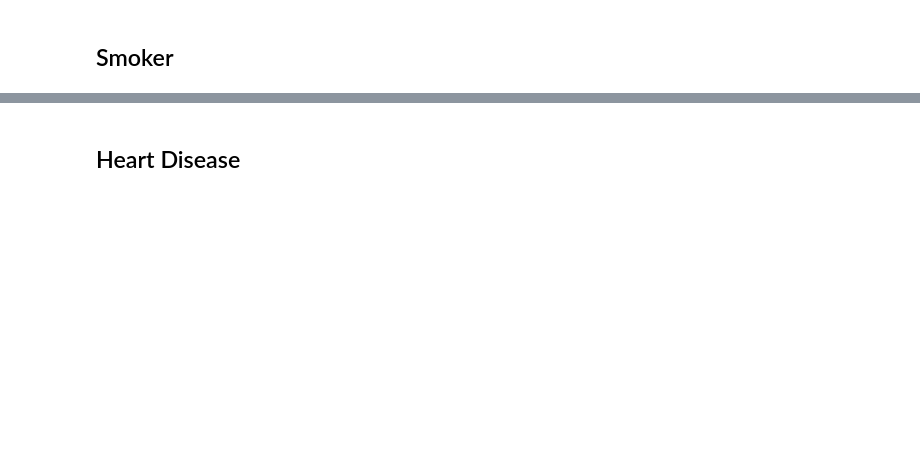
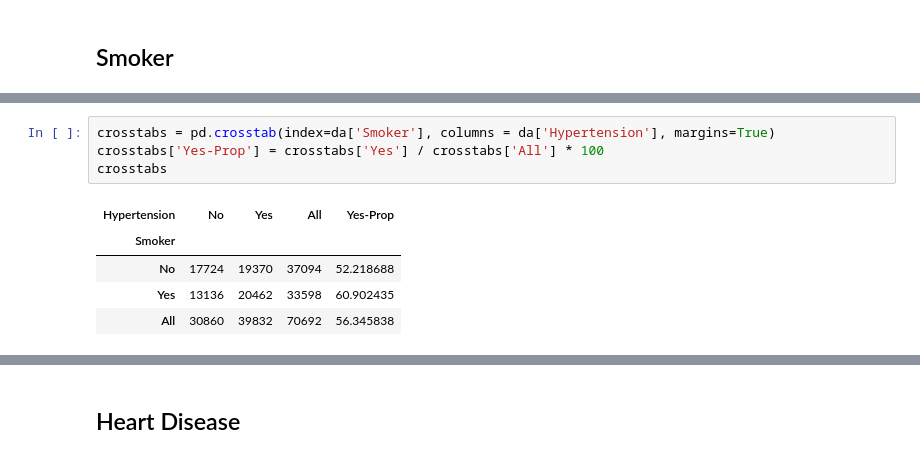
Before and after one commit to mz123analysis/Health-Analysis, a Jupyter notebook: Analysis/Analysis of our Heath Data.ipynb, the cells around one changed output, grey strips where cells are left out. Cells and saved outputs as stored; diff of their text form; blank space fills up the shorter version.

```diff
--- a/Analysis/Analysis of our Heath Data.ipynb
+++ b/Analysis/Analysis of our Heath Data.ipynb
@@ -297,0 +331,10 @@ AnyProblemBMI.mean()
+# %%
+crosstabs = pd.crosstab(index=da['Smoker'], columns = da['Hypertension'], margins=True)
+crosstabs['Yes-Prop'] = crosstabs['Yes'] / crosstabs['All'] * 100
+crosstabs
+# %% [output]
+| Hypertension | No | Yes | All | Yes-Prop |
+| Smoker |  |  |  |  |
+| No | 17724 | 19370 | 37094 | 52.218688 |
+| Yes | 13136 | 20462 | 33598 | 60.902435 |
+| All | 30860 | 39832 | 70692 | 56.345838 |
```
Also changed, not shown: parts of 49 cells of this notebook, 1 other file.
